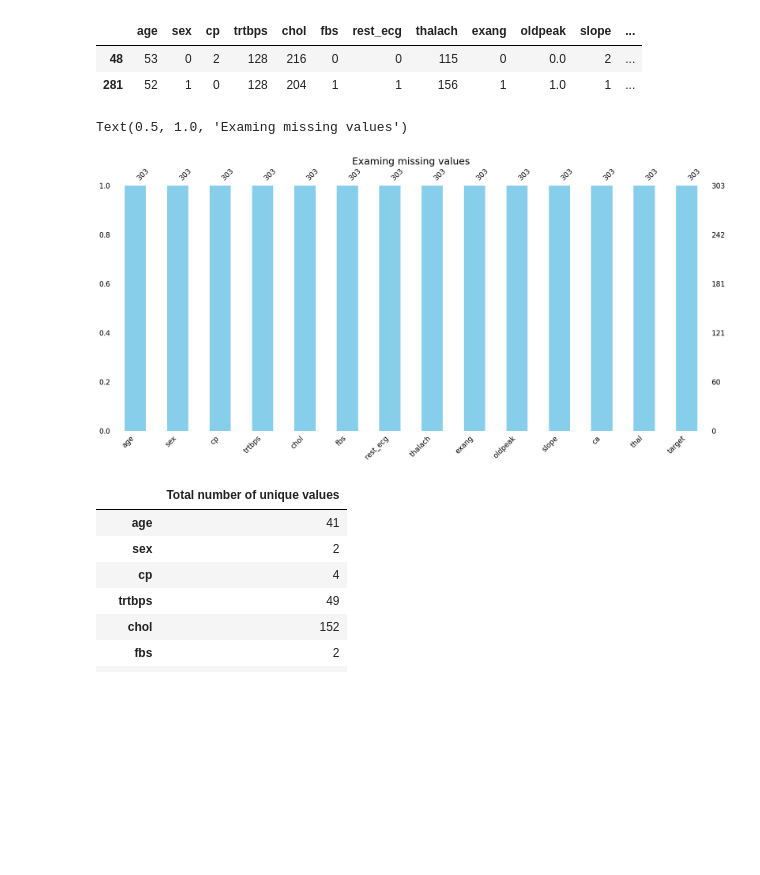
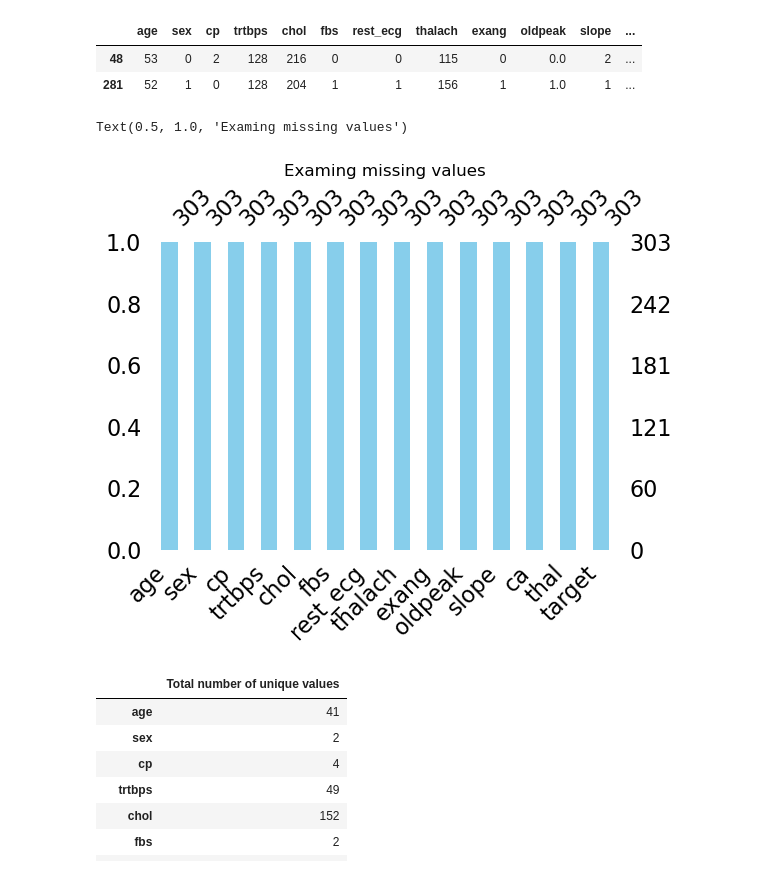
Before and after one commit to audrey-rw5683/HeartAttackPrediction, a Jupyter notebook: ML-Heart Attack Onset Predictio.ipynb, the cells around one changed output. Saved outputs shown, nothing was run; the diff lists cells and outputs as text; code cells hidden in the pictures; blank space fills up the shorter version.

```diff
--- a/ML-Heart Attack Prediction Analysis.ipynb
+++ b/ML-Heart Attack Onset Predictio.ipynb
@@ -147,10 +188,11 @@ heart.loc[[48,281], :]
 | 48 | 53 | 0 | 2 | 128 | 216 | 0 | 0 | 115 | 0 | 0.0 | 2 | ... |
 | 281 | 52 | 1 | 0 | 128 | 204 | 1 | 1 | 156 | 1 | 1.0 | 1 | ... |
 # %%
-msno.bar(heart, color = 'skyblue').set_title('Examing missing values',fontsize=22)
+plt.figure(figsize=(3,4))
+msno.bar(heart, color = 'skyblue',figsize=(6, 4)).set_title('Examing missing values',fontsize=12)
 # %% [output]
 Text(0.5, 1.0, 'Examing missing values')
-[figure, old version]
+[figure, new version]
 # %%
 # check unique values
 unique_number = []
```
Also changed, not shown: parts of 46 cells of this notebook, 1 other file.
